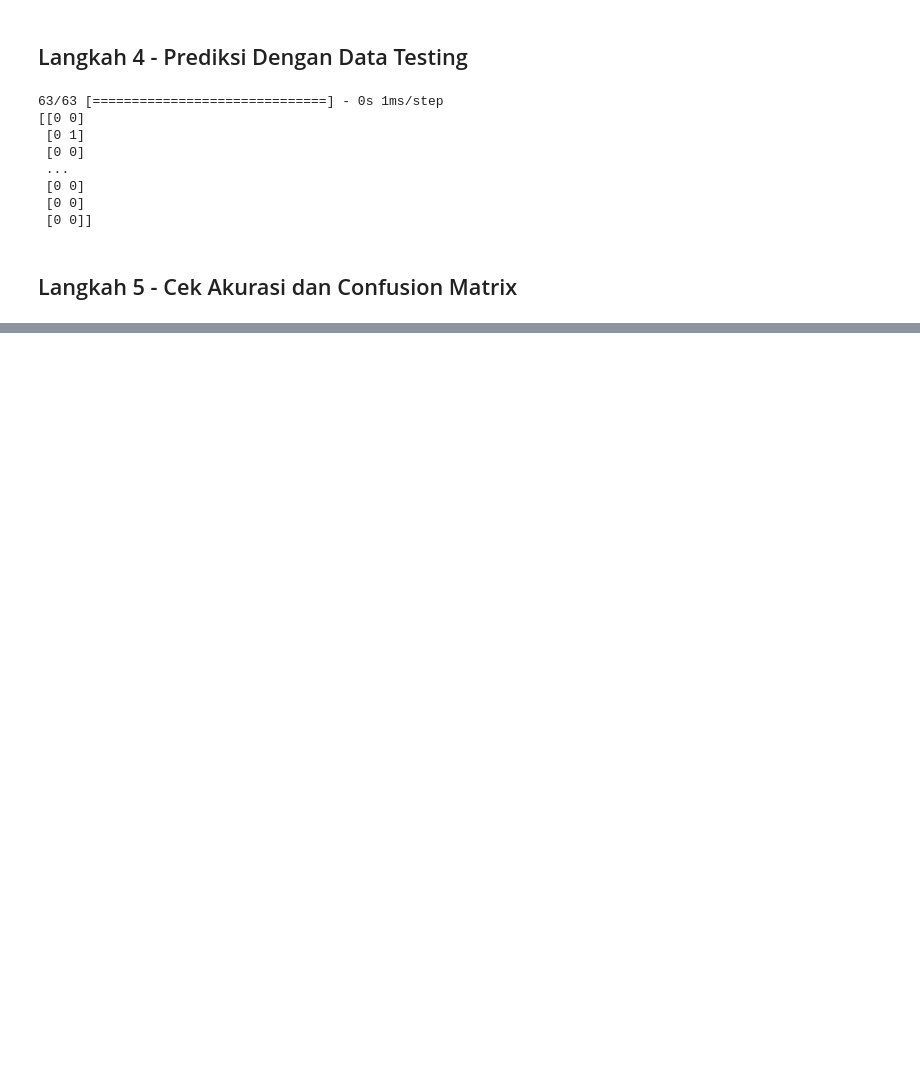
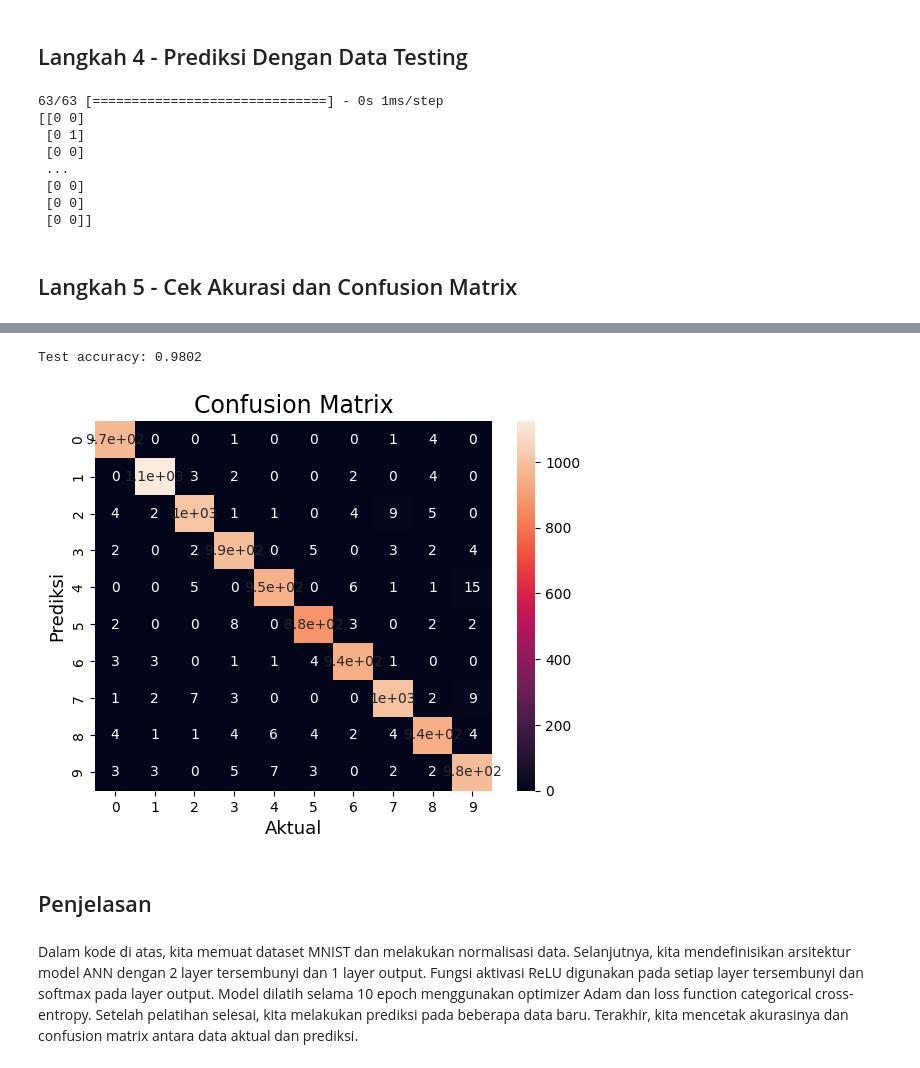
Before and after one commit to diaputr/machine-learning, a Jupyter notebook: Modul_9_Perceptron_dan_ANN.ipynb, the cells around one changed output, grey strips where cells are left out. Cells and saved outputs as stored; diff of their text form; code cells hidden in the pictures; blank space fills up the shorter version.

```diff
--- a/Modul_9_Perceptron_dan_ANN.ipynb
+++ b/Modul_9_Perceptron_dan_ANN.ipynb
@@ -358,0 +357,11 @@ accuracy_score(y_test, y_pred)
+# %%
+model = keras.Sequential([
+    layers.Flatten(input_shape=(28, 28)),
+    layers.Dense(128, activation='relu'),
+    layers.Dropout(0.2),
+    layers.Dense(10, activation='softmax')
+])
+# %%
+model.compile(loss='categorical_crossentropy',optimizer='adam',metrics=['accuracy'])
+# %%
+hitory = model.fit(x_train, y_train, epochs=10)
@@ -358,0 +389,4 @@ accuracy_score(y_test, y_pred)
+# %%
+y_prob = model.predict(x_test)
+y_pred = y_prob.argmax(axis=1)
+y_test = np.argmax(y_test, axis=1)
@@ -358,0 +395,22 @@ accuracy_score(y_test, y_pred)
+# %%
+from sklearn.metrics import accuracy_score
+test_acc = accuracy_score(y_test,y_pred)
+print('Test accuracy:', test_acc)
+# %% [output]
+Test accuracy: 0.9802
+# %%
+from sklearn.metrics import confusion_matrix
+import seaborn as sns
+
+cm = confusion_matrix(y_test, y_pred)
+sns.heatmap(cm,annot=True)
+plt.ylabel('Prediksi', fontsize=13)
+plt.xlabel('Aktual', fontsize=13)
+plt.title('Confusion Matrix', fontsize=17)
+plt.show()
+# %% [output]
+[figure, added]
+# %% [markdown]
+## Penjelasan
+# %% [markdown]
+Dalam kode di atas, kita memuat dataset MNIST dan melakukan normalisasi data. Selanjutnya, kita mendefinisikan arsitektur model ANN dengan 2 layer tersembunyi dan 1 layer output. Fungsi aktivasi ReLU digunakan pada setiap layer tersembunyi dan softmax pada layer output. Model dilatih selama 10 epoch menggunakan optimizer Adam dan loss function categorical cross-entropy. Setelah pelatihan selesai, kita melakukan prediksi pada beberapa data baru. Terakhir,  kita mencetak akurasinya dan confusion matrix antara data aktual dan prediksi.
```
Also changed, not shown: parts of 16 cells of this notebook.
